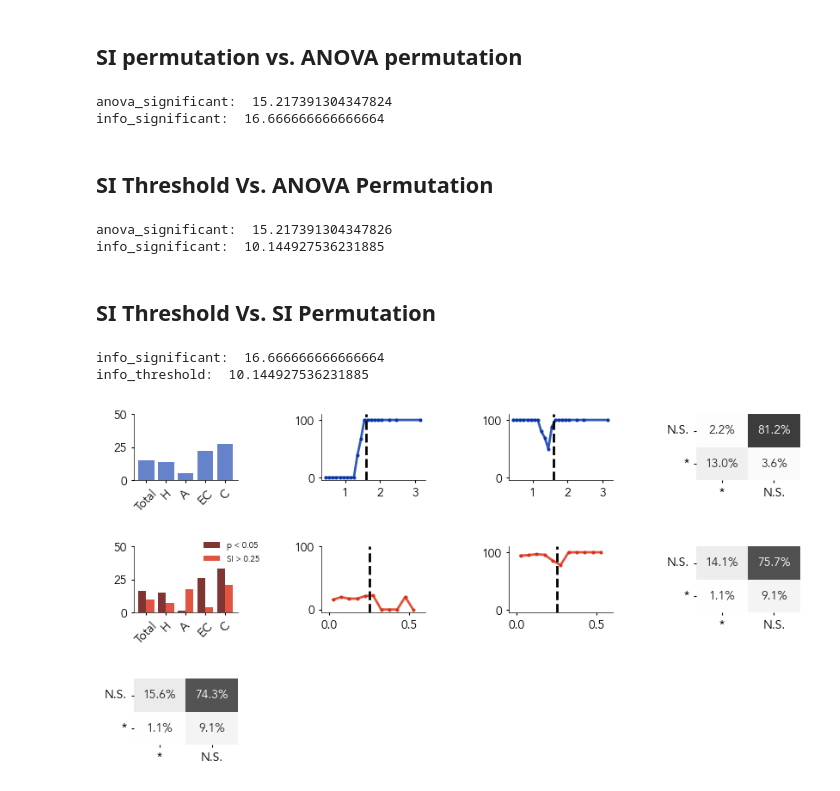
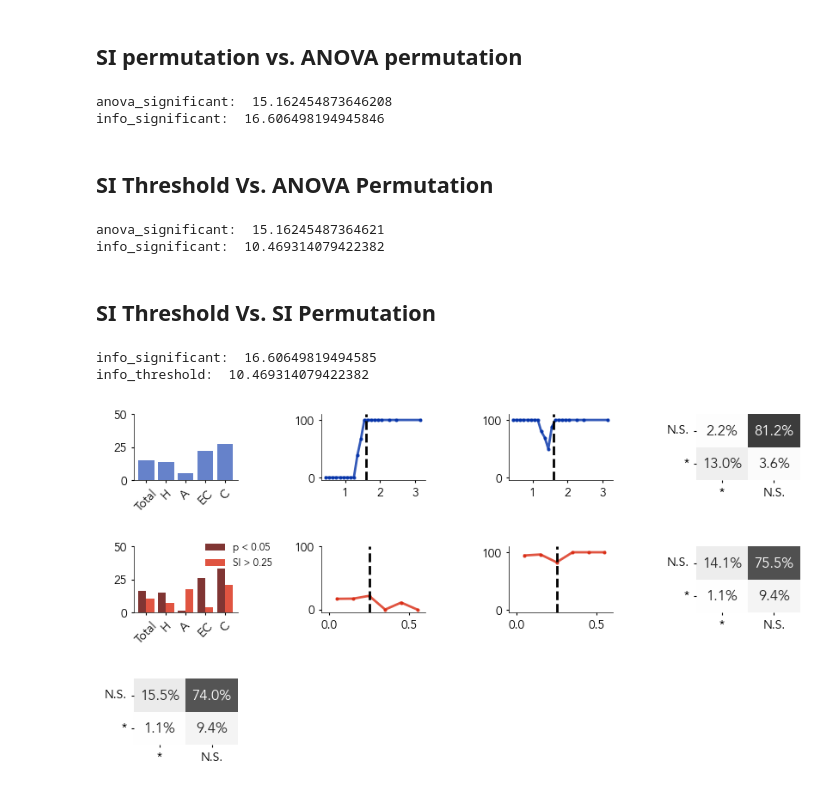
Before and after one commit to HSNPipeline/AnalyzeTrain, a Jupyter notebook: FIGURE_HUMAN/FIGURE_3_HumanOverview.ipynb, the cells around one changed output. Drawn from its saved outputs; the diff is of its cells as text; code cells hidden in the pictures.

```diff
--- a/FIGURE_HUMAN/FIGURE_3_HumanOverview.ipynb
+++ b/FIGURE_HUMAN/FIGURE_3_HumanOverview.ipynb
@@ -339,16 +272,16 @@ total_cells = len(results)
 # %% [markdown]
 ## SI permutation vs. ANOVA permutation
 # %%
-both_significant = np.sum((place_anova_surr_p_val < threshold_p_val) & (place_info_surr_p_val < threshold_p_val))
+both_significant = np.sum((place_anova_surr_p_val < ALPHA) & (place_info_surr_p_val < ALPHA))
 both_significant_pct = (both_significant / total_cells) * 100
 
-anova_significant = np.sum((place_anova_surr_p_val < threshold_p_val) & ~(place_info_surr_p_val < threshold_p_val))
+anova_significant = np.sum((place_anova_surr_p_val < ALPHA) & ~(place_info_surr_p_val < ALPHA))
 anova_significant_pct = (anova_significant / total_cells) * 100
 
-info_significant = np.sum(~(place_anova_surr_p_val < threshold_p_val) & (place_info_surr_p_val < threshold_p_val))
+info_significant = np.sum(~(place_anova_surr_p_val < ALPHA) & (place_info_surr_p_val < ALPHA))
 info_significant_pct = (info_significant / total_cells) * 100
 
-both_not_significant = np.sum(~(place_anova_surr_p_val < threshold_p_val) & ~(place_info_surr_p_val < threshold_p_val))
+both_not_significant = np.sum(~(place_anova_surr_p_val < ALPHA) & ~(place_info_surr_p_val < ALPHA))
 both_not_significant_pct = (both_not_significant / total_cells) * 100
 
 data = np.array([
@@ -365,21 +298,21 @@ info_significant = info_significant_pct+both_significant_pct
 print('anova_significant: ', anova_significant)
 print('info_significant: ', info_significant)
 # %% [output]
-anova_significant:  15.217391304347824
-info_significant:  16.666666666666664
+anova_significant:  15.162454873646208
+info_significant:  16.606498194945846
 # %% [markdown]
 ## SI Threshold  Vs. ANOVA Permutation
 # %%
-both_significant = np.sum((place_anova_surr_p_val < threshold_p_val) & (place_info > threshold_info))
+both_significant = np.sum((place_anova_surr_p_val < ALPHA) & (place_info > SI_THRESHOLD))
 both_significant_pct = (both_significant / total_cells) * 100
 
-anova_significant = np.sum((place_anova_surr_p_val < threshold_p_val) & ~(place_info > threshold_info))
+anova_significant = np.sum((place_anova_surr_p_val < ALPHA) & ~(place_info > SI_THRESHOLD))
 anova_significant_pct = (anova_significant / total_cells) * 100
 
-info_significant = np.sum(~(place_anova_surr_p_val < threshold_p_val) & (place_info > threshold_info))
+info_significant = np.sum(~(place_anova_surr_p_val < ALPHA) & (place_info > SI_THRESHOLD))
 info_significant_pct = (info_significant / total_cells) * 100
 
-both_not_significant = np.sum(~(place_anova_surr_p_val < threshold_p_val) & ~(place_info > threshold_info))
+both_not_significant = np.sum(~(place_anova_surr_p_val < ALPHA) & ~(place_info > SI_THRESHOLD))
 both_not_significant_pct = (both_not_significant / total_cells) * 100
 
 data = np.array([
@@ -396,21 +329,21 @@ info_significant = info_significant_pct+both_significant_pct
 print('anova_significant: ', anova_significant)
 print('info_significant: ', info_significant)
 # %% [output]
-anova_significant:  15.217391304347826
-info_significant:  10.144927536231885
+anova_significant:  15.16245487364621
+info_significant:  10.469314079422382
 # %% [markdown]
 ## SI Threshold  Vs. SI Permutation
 # %%
-both_significant = np.sum((place_info_surr_p_val < threshold_p_val) & (place_info > threshold_info))
+both_significant = np.sum((place_info_surr_p_val < ALPHA) & (place_info > SI_THRESHOLD))
 both_significant_pct = (both_significant / total_cells) * 100
 
-info_significant = np.sum((place_info_surr_p_val < threshold_p_val) & ~(place_info > threshold_info))
+info_significant = np.sum((place_info_surr_p_val < ALPHA) & ~(place_info > SI_THRESHOLD))
 info_significant_pct = (info_significant / total_cells) * 100
 
-info_threshold = np.sum(~(place_info_surr_p_val < threshold_p_val) & (place_info > threshold_info))
+info_threshold = np.sum(~(place_info_surr_p_val < ALPHA) & (place_info > SI_THRESHOLD))
 info_threshold_pct = (info_threshold / total_cells) * 100
 
-both_not_significant = np.sum(~(place_info_surr_p_val < threshold_p_val) & ~(place_info > threshold_info))
+both_not_significant = np.sum(~(place_info_surr_p_val < ALPHA) & ~(place_info > SI_THRESHOLD))
 both_not_significant_pct = (both_not_significant / total_cells) * 100
 
 data = np.array([
@@ -427,11 +360,11 @@ info_threshold_pct_significant = info_threshold_pct+both_significant_pct
 print('info_significant: ', info_significant_pct_significant)
 print('info_threshold: ', info_threshold_pct_significant)
 # %% [output]
-info_significant:  16.666666666666664
-info_threshold:  10.144927536231885
+info_significant:  16.60649819494585
+info_threshold:  10.469314079422382
 # %%
-info_increment = .05
-anova_increment = .1
+info_increment = INCREMENT['INFO']
+anova_increment = INCREMENT['ANOVA']
 
 info_steps, info_significant_percentages = get_significant_percentage(results['place_fr_info'].values,results['place_fr_info_surr_p_val'].values,increment=info_increment)
 anova_steps, anova_significant_percentages = get_significant_percentage(results['place_fr_anova'].values,results['place_fr_anova_surr_p_val'].values,increment=anova_increment)
@@ -456,20 +389,7 @@ threshold_color = '#000000'  # Black for threshold lines
 grid = make_grid(3, 4, wspace=.8, hspace=1, figsize=(10, 5),
                  )
 
-plt.rcParams.update({
-    'font.family': 'Avenir',
-    'font.size': 10,
-    'axes.titlesize': 10,
-    'axes.labelsize': 10,
-    'legend.fontsize': 10,
-    'xtick.labelsize': 10,  # Smaller tick label size
-    'ytick.labelsize': 10,  # Smaller tick label size
-    'axes.linewidth': 0.5,  # Reduce the thickness of axis lines
-    'xtick.major.width': 0.8,  # Thinner x ticks
-    'ytick.major.width': 0.8,  # Thinner y ticks
-    'xtick.major.size': 2.0,   # Shorter x ticks
-    'ytick.major.size': 2.0    # Shorter y ticks
-})
+plt.rcParams.update(PLOT_PARAMS)
 
 
 
@@ -558,31 +478,31 @@ plot_percentages(info_steps, info_agreement_percentages,
                 xlim=[-0.05,0.6],
                 ylim=[-5,110],
                 # ylabel='Agreement %',
                 # xlabel='Spatial Information',
                 color=info_color, lw=lw, alpha=0.8, ax=ax)
 add_vlines(0.25, color=threshold_color, linestyle='--', lw=lw, alpha=1, label='SI = 0.25')
 #ax.legend(frameon=False, loc='lower right', bbox_to_anchor=(1.4, 0.1))
 drop_spines(['top','right'])
 
 # Plotting the heatmap
 ax = get_grid_subplot(grid, 0, 3)
 heatmap = sns.heatmap(SI_permutation_v_ANOVA_permutation_df, annot=True, fmt='.1f', cmap='Greys', vmin=0, vmax=100, ax=ax, cbar=False)
 heatmap.set_xticklabels(heatmap.get_xticklabels(), rotation=0, ha='center')
 heatmap.set_yticklabels(heatmap.get_yticklabels(), rotation=0)
 # heatmap.set_xlabel('ANOVA')
 # heatmap.set_ylabel('SI (Permutation)')
 for t in heatmap.texts:
     t.set_text(t.get_text() + '%')
 
 ax = get_grid_subplot(grid, 1, 3)
 heatmap = sns.heatmap(SI_threshold_v_ANOVA_permutation_df, annot=True, fmt='.1f', cmap='Greys', vmin=0, vmax=100, ax=ax, cbar=False)
 heatmap.set_xticklabels(heatmap.get_xticklabels(), rotation=0, ha='center')
 heatmap.set_yticklabels(heatmap.get_yticklabels(), rotation=0)
 # heatmap.set_xlabel('ANOVA')
 # heatmap.set_ylabel('SI (Threshold)')
 for t in heatmap.texts:
     t.set_text(t.get_text() + '%')
 
 save_figure('Figure_Human_Group.pdf',file_path='/Users/weijiazhang/Plots/PLDM/Human')
 # %% [output]
-[figure, old version]
+[figure, new version]
```
Also changed, not shown: parts of 10 cells of this notebook, 1 other file.
